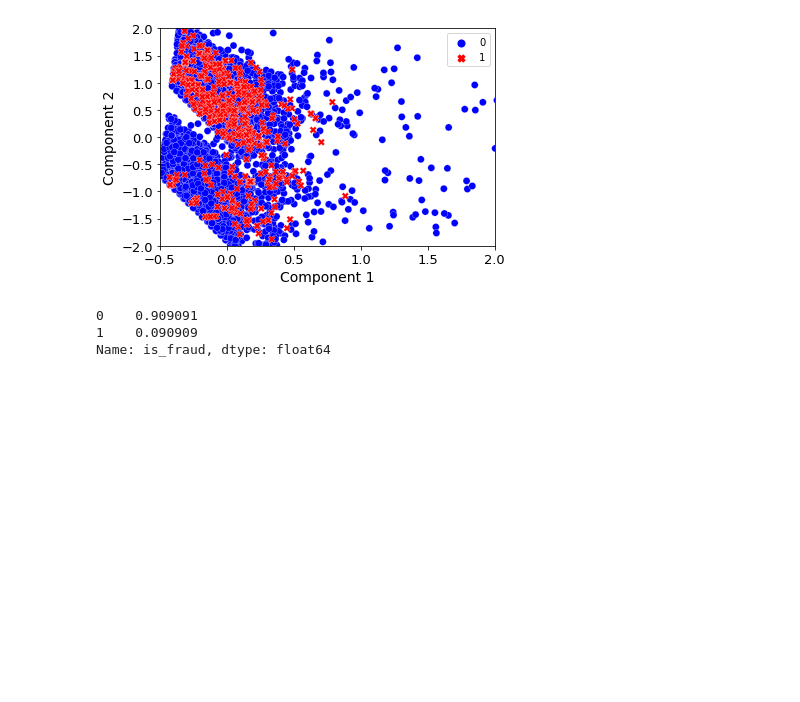
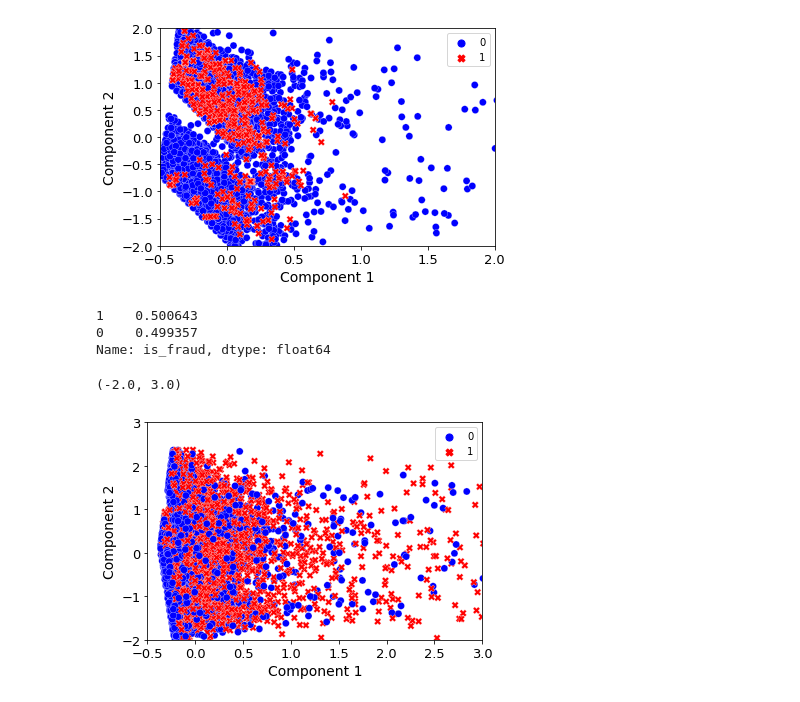
Before and after one commit to beatriz-c/Entangled-Spaces, a Jupyter notebook: Transfers/Notebooks/6plots_imbalanced-balanced-10-90.ipynb, the cells around one changed output. Saved outputs shown, nothing was run; the diff lists cells and outputs as text; code cells hidden in the pictures; blank space fills up the shorter version.

```diff
--- a/Transfers/Notebooks/6plots_imbalanced-balanced-10-90.ipynb
+++ b/Transfers/Notebooks/6plots_imbalanced-balanced-10-90.ipynb
@@ -116,4 +116,4 @@ plt.savefig(r'C:/Users/BeatrizCarvalho/OneDrive - Closer Consultoria Lda/Documen
 #gan and rund - 50/50
 import pandas as pd
 
-gro = pd.read_csv(r'C:/Users/BeatrizCarvalho/OneDrive - Closer Consultoria Lda/Documents/Entangled-Spaces/Transfers/Datasets/2transfers_balanced_gan+rund.csv')
+gro = pd.read_csv(r'C:/Users/BeatrizCarvalho/OneDrive - Closer Consultoria Lda/Documents/Entangled-Spaces/Transfers/Datasets/2transfers_balanced_gans+rund.csv')
@@ -123,47 +120,50 @@ len(gro)
 # %%
 #select sample to plot
-gr = gro.sample(n = 20000)
+gr = gro.sample(n = 14000)
 # %%
 #class ratios
 gr['is_fraud'].value_counts()/gr.shape[0]
 # %% [output]
-0    0.909091
-1    0.090909
+1    0.500643
+0    0.499357
 Name: is_fraud, dtype: float64
 # %%
-#plot reduced 10-90 distribution
+#plot
 import seaborn as sns
 import matplotlib.pyplot as plt
 from sklearn.decomposition import PCA
 from sklearn.preprocessing import StandardScaler
 from sklearn.pipeline import Pipeline
 
 #variables
 X = gr[['amount', 'accountbalance', 'hour', 'week']]
 y = gr['is_fraud']
 
 #scale data before PCA
 pca = PCA()
 pipe = Pipeline([('scaler', StandardScaler()), ('pca', pca)])
 Xt = pipe.fit_transform(X)
 
 #plot
 sns.scatterplot(x = Xt[:, 0], y = Xt[:, 1], c = y, style = y, linewidth = 0.25, size = y, hue = y, sizes = {0: 50, 1:50},
                 palette = {0: 'Blue', 1: 'Red'})
 
 #legend
 plt.xlabel('Component 1', fontsize = 14)
 plt.ylabel('Component 2', fontsize = 14)
 plt.yticks(fontsize = 13)
 plt.xticks(fontsize = 13)
 plt.legend(title = '')
 
 #zoom
-#plt.xlim([-0.5, 2])
-#plt.ylim([-2, 2])
+plt.xlim([-0.5, 3])
+plt.ylim([-2, 3])
 
 #save
 #plt.savefig(r'C:/Users/BeatrizCarvalho/OneDrive - Closer Consultoria Lda/Documents/Entangled-Spaces/Transfers/Profiles/gan+rund.png')
+# %% [output]
+(-2.0, 3.0)
+[figure, added]
 # %%
 #balanced dataset plot - smote
 # %%
```
Also changed, not shown: parts of 10 cells of this notebook, 54 other files.
